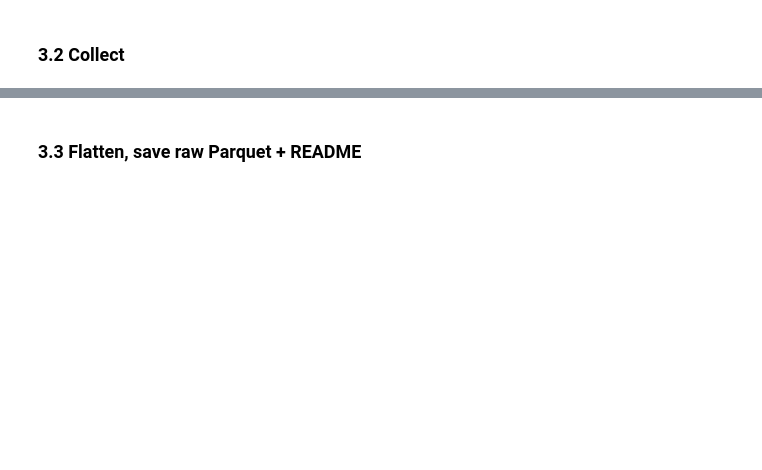
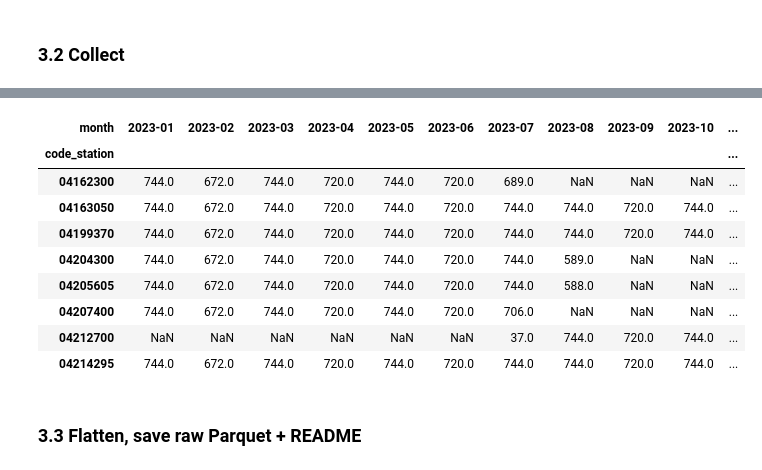
Before and after one commit to andreapenacastro/Project_07_Hubeau_River_Temperature, a Jupyter notebook: project_07_hubeau_river_temperature.ipynb, the cells around one changed output, grey strips where cells are left out. Drawn from its saved outputs; the diff is of its cells as text; code cells hidden in the pictures; blank space fills up the shorter version.

```diff
--- a/project_07_hubeau_river_temperature.ipynb
+++ b/project_07_hubeau_river_temperature.ipynb
@@ -114,14 +164,14 @@ def get(url, params=None):
 # %% [markdown]
 ### 3.2 Collect
 # %%
-def collect_next_link(url, params, items_key, max_rows=MAX_ROWS):
+def collect_next_link(url, params, items_key, max_rows=MAX_ROWS, verbose=True):
     """APIs that return the URL of the next page in the response ("next").
     We follow it until it disappears or we have enough rows."""
     rows, first = [], True
     while url and len(rows) < max_rows:
         r = get(url, params=params if first else None)   # the next link already contains the params
         page = r.json()
-        if first:
+        if first and verbose:
             total = page.get("total", page.get("count"))
             print(f"API reports {total:,} matching rows" if total is not None else "total unknown")
         rows += page.get(items_key, [])
@@ -133,0 +180,30 @@ print(f"collected {len(raw_rows):,} rows at {collected_at}")
+# %%
+# The API's "count" is unreliable and paging stops at ~20,000 rows per query,
+# so we collect one station x one month at a time (each chunk is far below the cap).
+STATION_URL = "https://hubeau.eaufrance.fr/api/v1/temperature/station"
+collected_at = datetime.now(timezone.utc).isoformat(timespec="seconds")
+
+stations = collect_next_link(STATION_URL,
+                             {"code_departement": QUERY["code_departement"], "size": 1000},
+                             items_key="data", verbose=False)
+station_codes = sorted({s["code_station"] for s in stations})
+months = pd.date_range(QUERY["date_debut_mesure"], QUERY["date_fin_mesure"], freq="MS")
+print(f"{len(station_codes)} stations listed · {len(months)} months to query")
+
+raw_rows, log_rows = [], []
+for code in station_codes:
+    for start in months:
+        end = start + pd.offsets.MonthEnd(0)
+        chunk = collect_next_link(BASE_URL, {**QUERY, "code_station": code,
+                                             "date_debut_mesure": start.strftime("%Y-%m-%d"),
+                                             "date_fin_mesure": end.strftime("%Y-%m-%d")},
+                                  items_key="data", verbose=False)
+        if chunk:
+            log_rows.append(dict(code_station=code, month=start.strftime("%Y-%m"), n_rows=len(chunk)))
+        raw_rows += chunk
+
+collection_log = pd.DataFrame(log_rows)
+assert (collection_log.n_rows < MAX_ROWS).all(), "a chunk hit the cap: split it further"
+print(f"collected {len(raw_rows):,} rows from {collection_log.code_station.nunique()} stations at {collected_at}")
+collection_log.pivot(index="code_station", columns="month", values="n_rows")
+# %% [output]
@@ -134,2 +212,12 @@ print(f"collected {len(raw_rows):,} rows at {collected_at}")
+| month | 2023-01 | 2023-02 | 2023-03 | 2023-04 | 2023-05 | 2023-06 | 2023-07 | 2023-08 | 2023-09 | 2023-10 | ... |
+| code_station |  |  |  |  |  |  |  |  |  |  | ... |
+| 04162300 | 744.0 | 672.0 | 744.0 | 720.0 | 744.0 | 720.0 | 689.0 | NaN | NaN | NaN | ... |
+| 04163050 | 744.0 | 672.0 | 744.0 | 720.0 | 744.0 | 720.0 | 744.0 | 744.0 | 720.0 | 744.0 | ... |
+| 04199370 | 744.0 | 672.0 | 744.0 | 720.0 | 744.0 | 720.0 | 744.0 | 744.0 | 720.0 | 744.0 | ... |
+| 04204300 | 744.0 | 672.0 | 744.0 | 720.0 | 744.0 | 720.0 | 744.0 | 589.0 | NaN | NaN | ... |
+| 04205605 | 744.0 | 672.0 | 744.0 | 720.0 | 744.0 | 720.0 | 744.0 | 588.0 | NaN | NaN | ... |
+| 04207400 | 744.0 | 672.0 | 744.0 | 720.0 | 744.0 | 720.0 | 706.0 | NaN | NaN | NaN | ... |
+| 04212700 | NaN | NaN | NaN | NaN | NaN | NaN | 37.0 | 744.0 | 720.0 | 744.0 | ... |
+| 04214295 | 744.0 | 672.0 | 744.0 | 720.0 | 744.0 | 720.0 | 744.0 | 744.0 | 720.0 | 744.0 | ... |
 # %% [markdown]
 ### 3.3 Flatten, save raw Parquet + README
```
Also changed, not shown: parts of 46 cells of this notebook, 7 other files.
